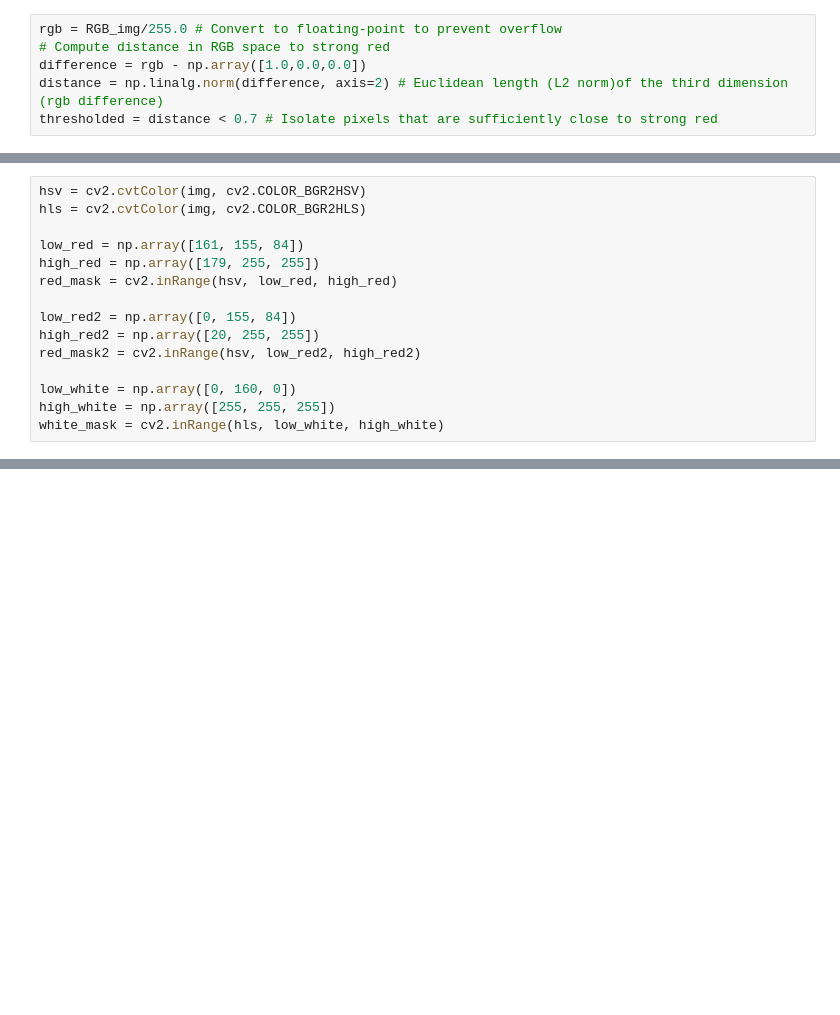
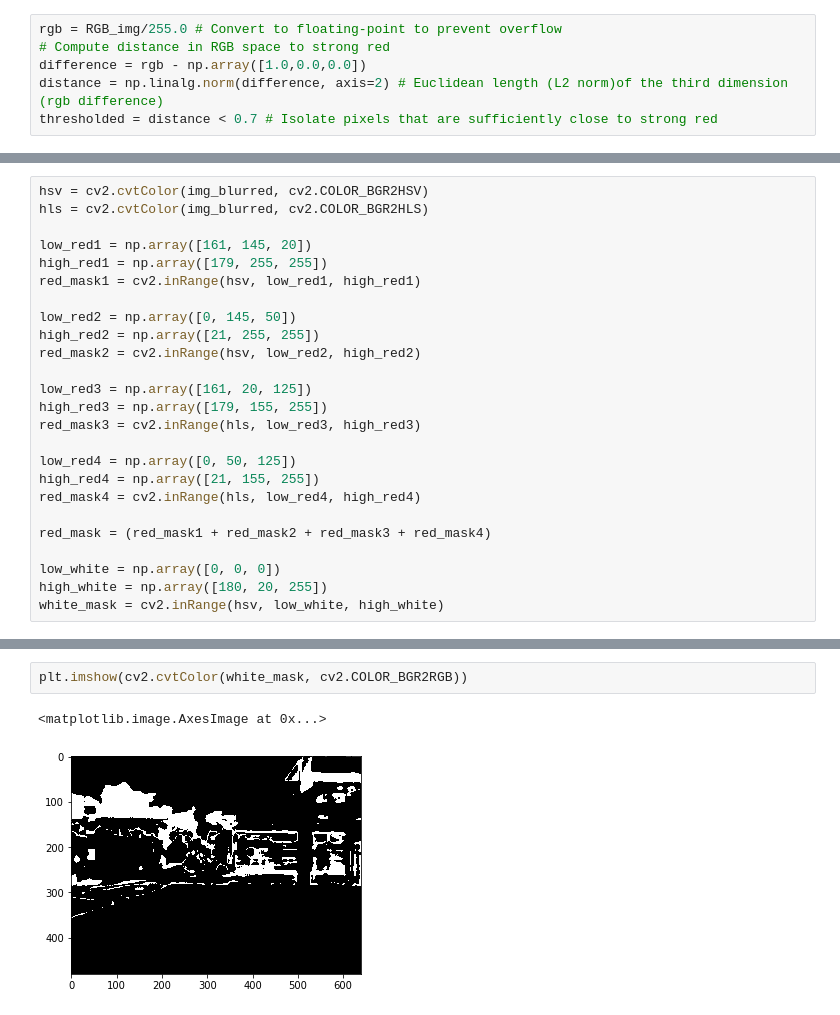
Before and after one commit to Olarm/EIT-HAM-gruppe4, a Jupyter notebook: robotic_vision/notebook.ipynb, the cells around one changed output, grey strips where cells are left out. Saved outputs shown, nothing was run; the diff lists cells and outputs as text; blank space fills up the shorter version.

```diff
--- a/robotic_vision/notebook.ipynb
+++ b/robotic_vision/notebook.ipynb
@@ -43,15 +53,25 @@ plt.show()
 # %%
-hsv = cv2.cvtColor(img, cv2.COLOR_BGR2HSV)
-hls = cv2.cvtColor(img, cv2.COLOR_BGR2HLS)
+hsv = cv2.cvtColor(img_blurred, cv2.COLOR_BGR2HSV)
+hls = cv2.cvtColor(img_blurred, cv2.COLOR_BGR2HLS)
 
-low_red = np.array([161, 155, 84])
-high_red = np.array([179, 255, 255])
-red_mask = cv2.inRange(hsv, low_red, high_red)
+low_red1 = np.array([161, 145, 20])
+high_red1 = np.array([179, 255, 255])
+red_mask1 = cv2.inRange(hsv, low_red1, high_red1)
 
-low_red2 = np.array([0, 155, 84])
-high_red2 = np.array([20, 255, 255])
+low_red2 = np.array([0, 145, 50])
+high_red2 = np.array([21, 255, 255])
 red_mask2 = cv2.inRange(hsv, low_red2, high_red2)
 
-low_white = np.array([0, 160, 0])
-high_white = np.array([255, 255, 255])
-white_mask = cv2.inRange(hls, low_white, high_white)
+low_red3 = np.array([161, 20, 125])
+high_red3 = np.array([179, 155, 255])
+red_mask3 = cv2.inRange(hls, low_red3, high_red3)
+
+low_red4 = np.array([0, 50, 125])
+high_red4 = np.array([21, 155, 255])
+red_mask4 = cv2.inRange(hls, low_red4, high_red4)
+
+red_mask = (red_mask1 + red_mask2 + red_mask3 + red_mask4)
+
+low_white = np.array([0, 0, 0])
+high_white = np.array([180, 20, 255])
+white_mask = cv2.inRange(hsv, low_white, high_white)
@@ -77,3 +113,8 @@ plt.show()
+# %%
+plt.imshow(cv2.cvtColor(white_mask, cv2.COLOR_BGR2RGB))
+# %% [output]
+<matplotlib.image.AxesImage at 0x...>
+[figure, added]
 # %%
 kernel = np.array([[1, 1, 1], [1, -8, 1], [1, 1, 1]], dtype=np.float32)
 # do the laplacian filtering as it is
```
Also changed, not shown: parts of 8 cells of this notebook, 7 other files.
